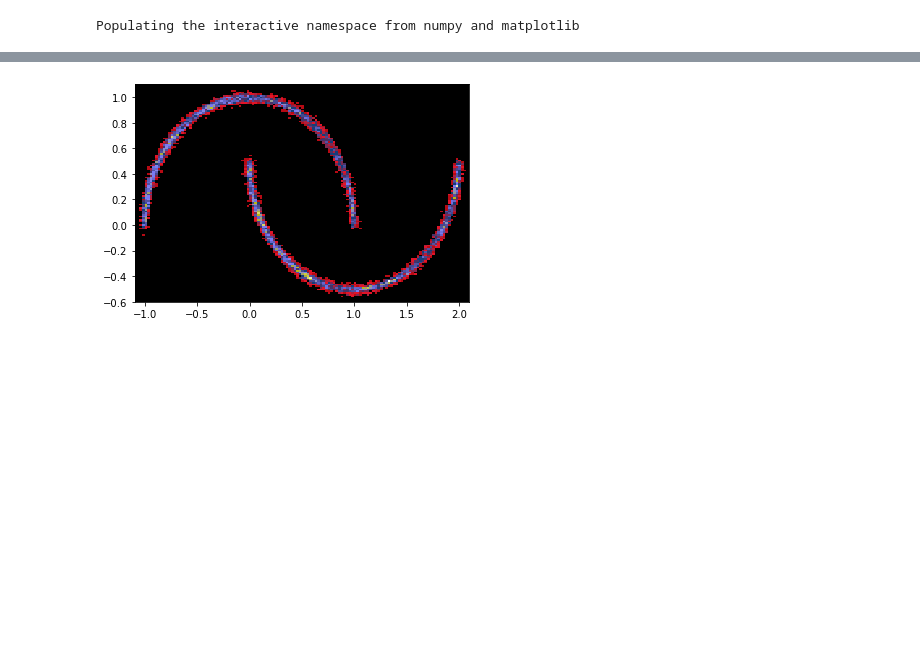
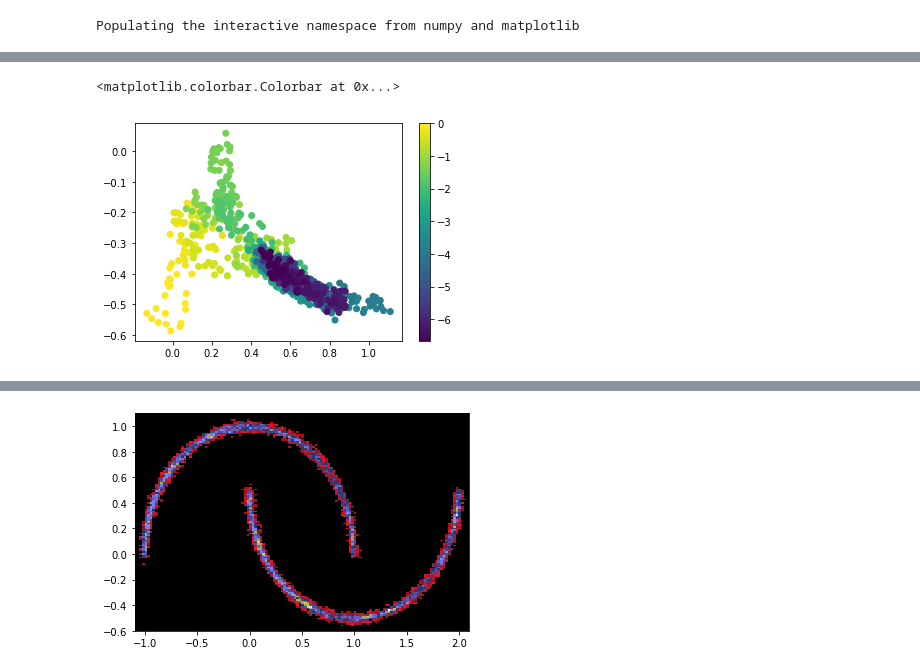
Before and after one commit to b-remy/score-estimation-comparison, a Jupyter notebook: notebooks/TemperedScoreMC.ipynb, the cells around one changed output, grey strips where cells are left out. Cells and saved outputs as stored; diff of their text form; code cells hidden in the pictures; blank space fills up the shorter version.

```diff
--- a/notebooks/TemperedScoreMC.ipynb
+++ b/notebooks/TemperedScoreMC.ipynb
@@ -75,0 +102,5 @@ hist2d(samples[:,0],samples[:,1],128,
+# %%
+scatter(samples[:,0,0],samples[:,0,1], c=log10(trace.post_tempering_inverse_temperatures[:,0])); colorbar()
+# %% [output]
+<matplotlib.colorbar.Colorbar at 0x...>
+[figure, added]
```
Also changed, not shown: parts of 27 cells of this notebook, 1 other file.
